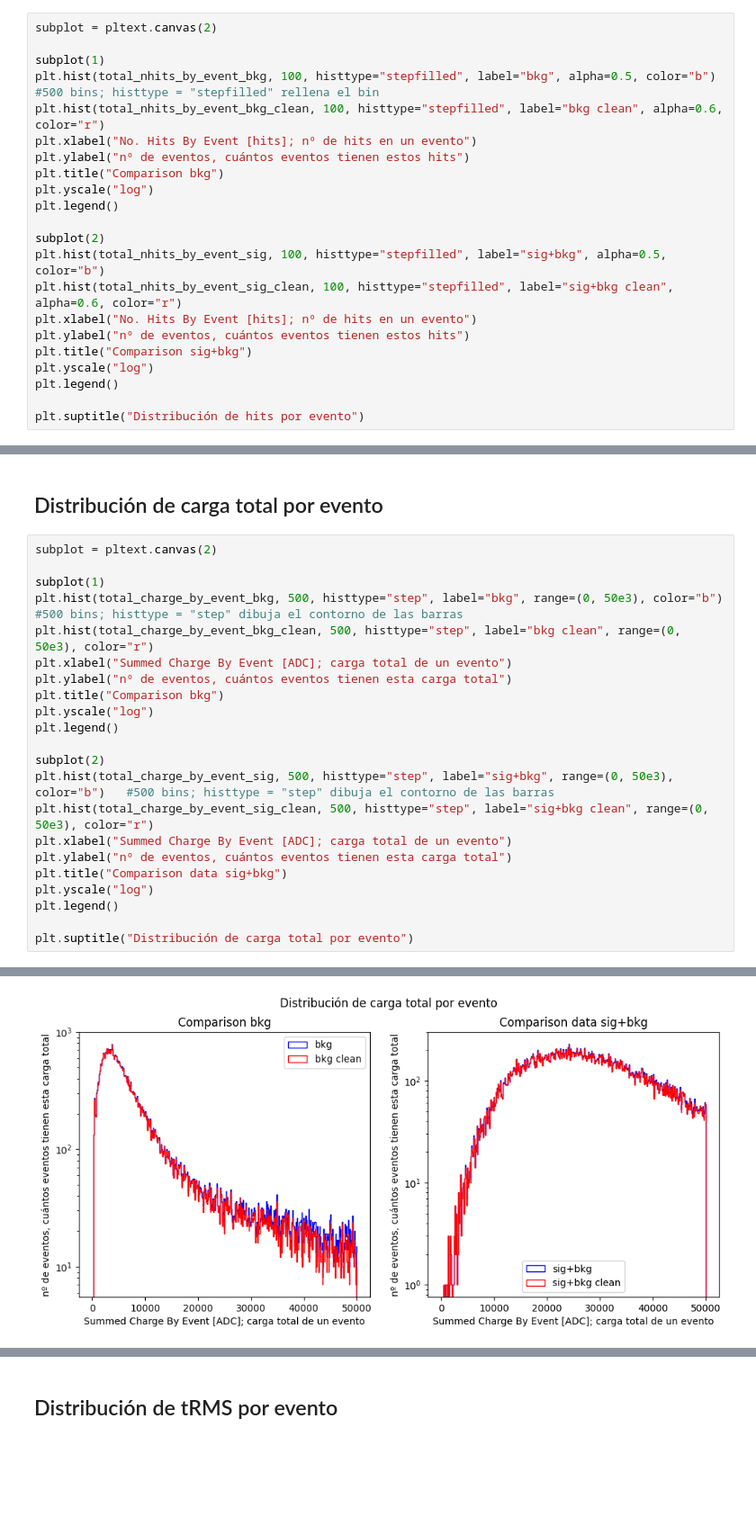
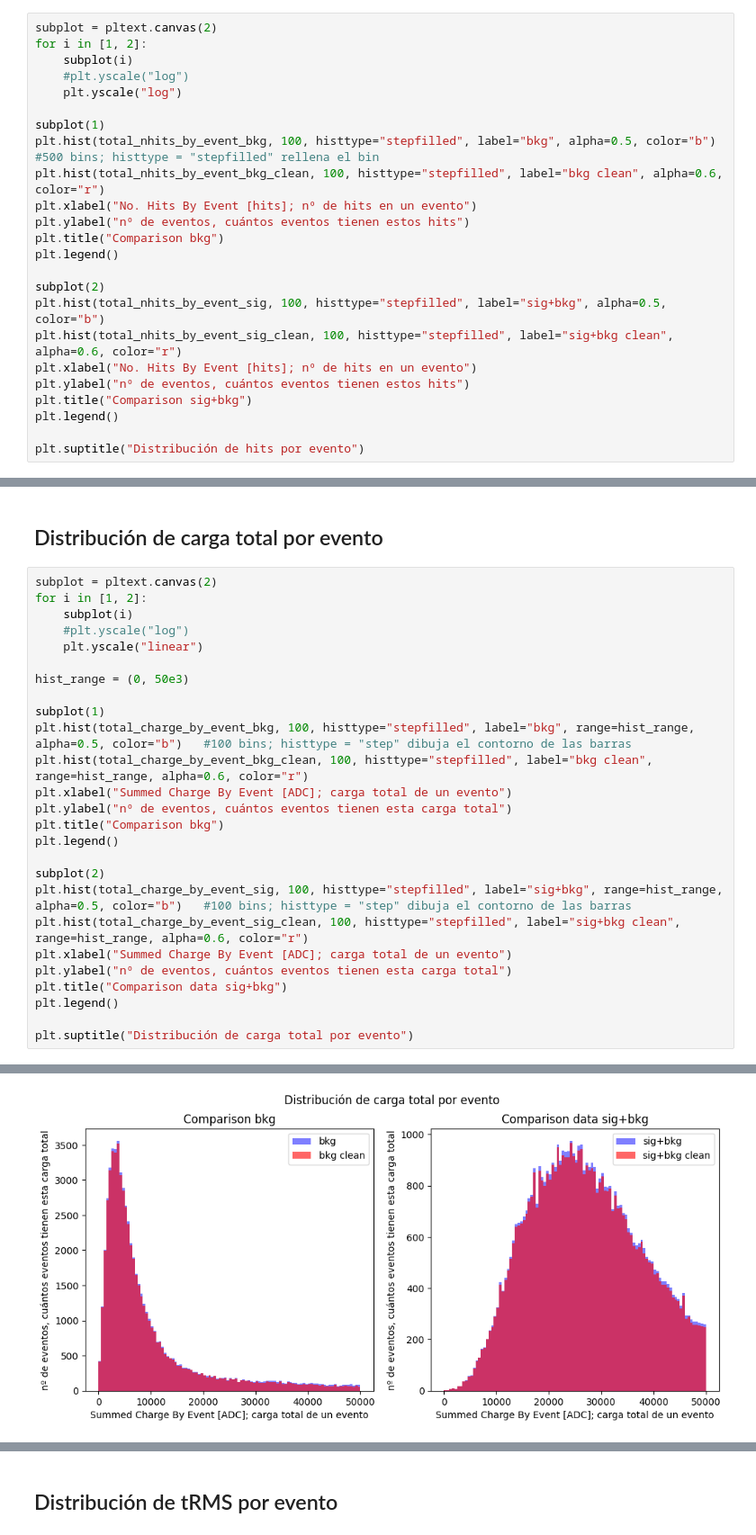
Before and after one commit to teresaaboal/NiCf_analysis, a Jupyter notebook: teresa_analysis/WCTE_teresa.ipynb, the cells around one changed output, grey strips where cells are left out. Shown at 90% size. Drawn from its saved outputs; the diff is of its cells as text; blank space fills up the shorter version.

```diff
--- a/teresa_analysis/WCTE_teresa.ipynb
+++ b/teresa_analysis/WCTE_teresa.ipynb
@@ -449,6 +456,10 @@ Text(0.5, 0.92, 'Muestras descontaminadas. Con 79349 eventos de bkg y 79225 even
 ## Distribución de hits por evento
 # %%
 subplot = pltext.canvas(2)
+for i in [1, 2]:
+    subplot(i)
+    #plt.yscale("log")
+    plt.yscale("log")
 
 subplot(1)
 plt.hist(total_nhits_by_event_bkg, 100, histtype="stepfilled", label="bkg", alpha=0.5, color="b")   #500 bins; histtype = "stepfilled" rellena el bin
@@ -456,7 +467,6 @@ plt.hist(total_nhits_by_event_bkg_clean, 100, histtype="stepfilled", label="bkg
 plt.xlabel("No. Hits By Event [hits]; nº de hits en un evento")
 plt.ylabel("nº de eventos, cuántos eventos tienen estos hits")
 plt.title("Comparison bkg")
-plt.yscale("log")
 plt.legend()
 
 subplot(2)
@@ -465,7 +475,6 @@ plt.hist(total_nhits_by_event_sig_clean, 100, histtype="stepfilled", label="sig+
 plt.xlabel("No. Hits By Event [hits]; nº de hits en un evento")
 plt.ylabel("nº de eventos, cuántos eventos tienen estos hits")
 plt.title("Comparison sig+bkg")
-plt.yscale("log")
 plt.legend()
 
 plt.suptitle("Distribución de hits por evento")
@@ -492,27 +501,31 @@ plt.legend()
 ## Distribución de carga total por evento
 # %%
 subplot = pltext.canvas(2)
+for i in [1, 2]:
+    subplot(i)
+    #plt.yscale("log")
+    plt.yscale("linear")
+
+hist_range = (0, 50e3)
 
 subplot(1)
-plt.hist(total_charge_by_event_bkg, 500, histtype="step", label="bkg", range=(0, 50e3), color="b")   #500 bins; histtype = "step" dibuja el contorno de las barras
-plt.hist(total_charge_by_event_bkg_clean, 500, histtype="step", label="bkg clean", range=(0, 50e3), color="r")
+plt.hist(total_charge_by_event_bkg, 100, histtype="stepfilled", label="bkg", range=hist_range, alpha=0.5, color="b")   #100 bins; histtype = "step" dibuja el contorno de las barras
+plt.hist(total_charge_by_event_bkg_clean, 100, histtype="stepfilled", label="bkg clean", range=hist_range, alpha=0.6, color="r")
 plt.xlabel("Summed Charge By Event [ADC]; carga total de un evento")
 plt.ylabel("nº de eventos, cuántos eventos tienen esta carga total")
 plt.title("Comparison bkg")
-plt.yscale("log")
 plt.legend()
 
 subplot(2)
-plt.hist(total_charge_by_event_sig, 500, histtype="step", label="sig+bkg", range=(0, 50e3), color="b")   #500 bins; histtype = "step" dibuja el contorno de las barras
-plt.hist(total_charge_by_event_sig_clean, 500, histtype="step", label="sig+bkg clean", range=(0, 50e3), color="r")
+plt.hist(total_charge_by_event_sig, 100, histtype="stepfilled", label="sig+bkg", range=hist_range, alpha=0.5, color="b")   #100 bins; histtype = "step" dibuja el contorno de las barras
+plt.hist(total_charge_by_event_sig_clean, 100, histtype="stepfilled", label="sig+bkg clean", range=hist_range, alpha=0.6, color="r")
 plt.xlabel("Summed Charge By Event [ADC]; carga total de un evento")
 plt.ylabel("nº de eventos, cuántos eventos tienen esta carga total")
 plt.title("Comparison data sig+bkg")
-plt.yscale("log")
 plt.legend()
 
 plt.suptitle("Distribución de carga total por evento")
 # %% [output]
 Text(0.5, 0.98, 'Distribución de carga total por evento')
-[figure, old version]
+[figure, new version]
 # %%
```
Also changed, not shown: parts of 4 cells of this notebook, 1 other file.
